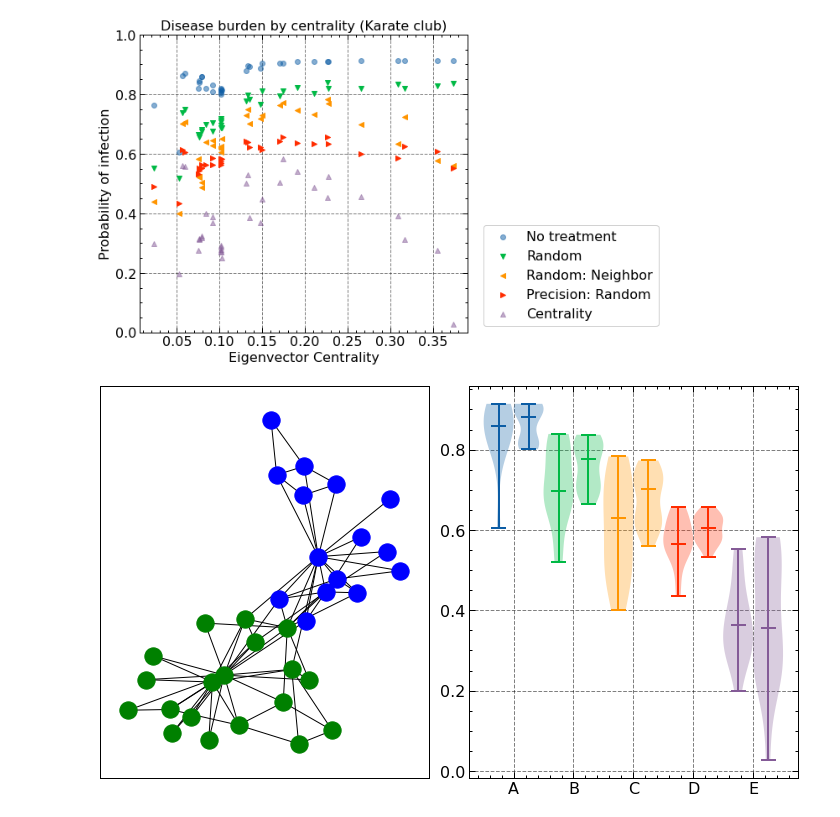
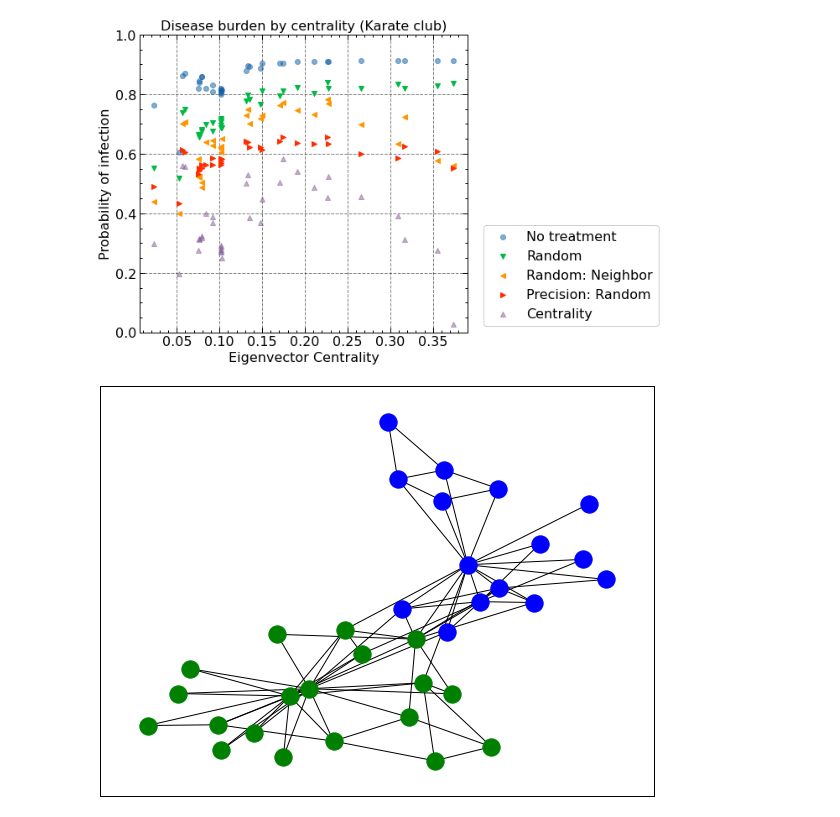
Before and after one commit to EvanLavender13/cst680-project, a Jupyter notebook: exp_karate.ipynb, the cells around one changed output. Drawn from its saved outputs; the diff is of its cells as text; code cells hidden in the pictures.

Commit message:
More plots

```diff
--- a/exp_karate.ipynb
+++ b/exp_karate.ipynb
@@ -151,19 +151,15 @@ comms = next(comms)
 comm1 = np.array(list(comms[0]))
 comm2 = np.array(list(comms[1]))
 # %%
-fig, ax = plt.subplots(nrows=1, ncols=2, figsize=(10, 6))
-ax[0].grid(False)
-ax[0].tick_params(axis="x", which="both", top=False)
-ax[0].tick_params(axis="y", which="both", right=False)
-nx.draw_networkx_nodes(G, positions, ax=ax[0], nodelist=comms[0], node_color="blue")
-nx.draw_networkx_nodes(G, positions, ax=ax[0], nodelist=comms[1], node_color="green")
-nx.draw_networkx_edges(G, positions, ax=ax[0])
-for i, metric in enumerate(metrics[0:5]):
-    d = [metric["num_sickdays"][comm1] / N, metric["num_sickdays"][comm2] / N]
-    ax[1].violinplot(d, [i + 1, i + 1.5], showmedians=True)
-ax[1].set_xticks([1.25, 2.25, 3.25, 4.25, 5.25])
-ax[1].set_xticklabels(["A", "B", "C", "D", "E"])
-fig.tight_layout()
-fig.savefig("out/nb-karate-groups.jpg")
+plt.figure()
+plt.grid(False)
+plt.tick_params(axis="x", which="both", top=False)
+plt.tick_params(axis="y", which="both", right=False)
+nx.draw_networkx_nodes(G, positions, nodelist=comms[0], node_color="blue")
+nx.draw_networkx_nodes(G, positions, nodelist=comms[1], node_color="green")
+nx.draw_networkx_edges(G, positions)
+plt.tight_layout()
+plt.savefig("out/nb-karate-groups.jpg")
+plt.show()
 # %% [output]
-[figure, old version]
+[figure, new version]
```
Also changed, not shown: parts of 4 cells of this notebook, 5 other files.
